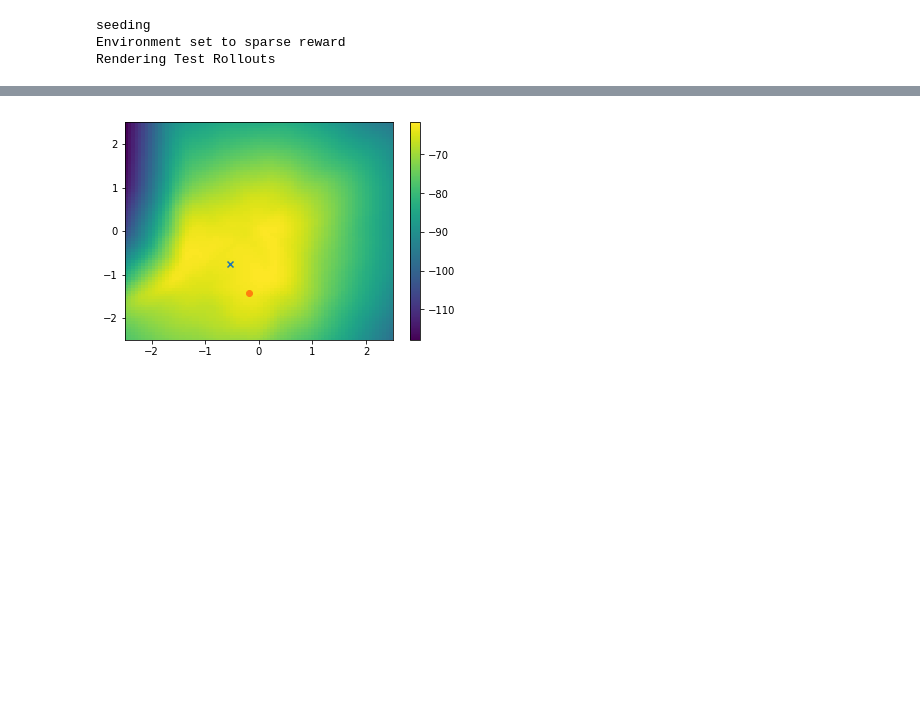
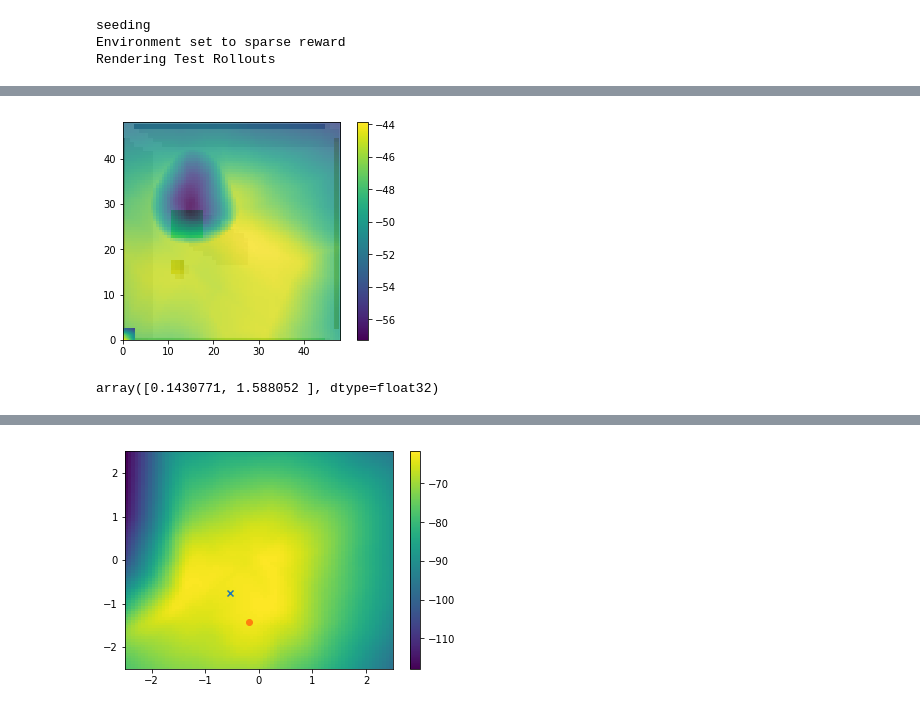
Before and after one commit to sholtodouglas/hierarchial_robotics, a Jupyter notebook: Quick Tests.ipynb, the cells around one changed output, grey strips where cells are left out. Cells and saved outputs as stored; diff of their text form; code cells hidden in the pictures; blank space fills up the shorter version.

```diff
--- a/Quick Tests.ipynb
+++ b/Quick Tests.ipynb
@@ -204,3 +301,23 @@ for i in range(n, n+200):
+# %%
+time.sleep(1)
+for d in episodes['episodes_higher'][0]:
+    f = d[0]
+    a = d[1]
+    o = np.concatenate([f['observation'], f['desired_goal']])
+    #time.sleep(0.25)
+    env.initialize_start_pos(o)
+    env.visualise_sub_goal(a, sub_goal_state=lower_achieved_state)
+    clear_output(wait=True)
+    image = env.calc_state()['image']
+    size = image.shape[0]
+    plt.imshow(np.flip(image,0), origin = 'lower')
+    heatmap_q(o,size, relative)
+# %% [output]
+[figure, added]
+# %%
+episodes['episodes_higher'][0][0][1]
+# %% [output]
+array([0.1430771, 1.588052 ], dtype=float32)
 # %%
 
 env = gym.make('pointMass-v0')
```
Also changed, not shown: parts of 11 cells of this notebook, 5 other files.
